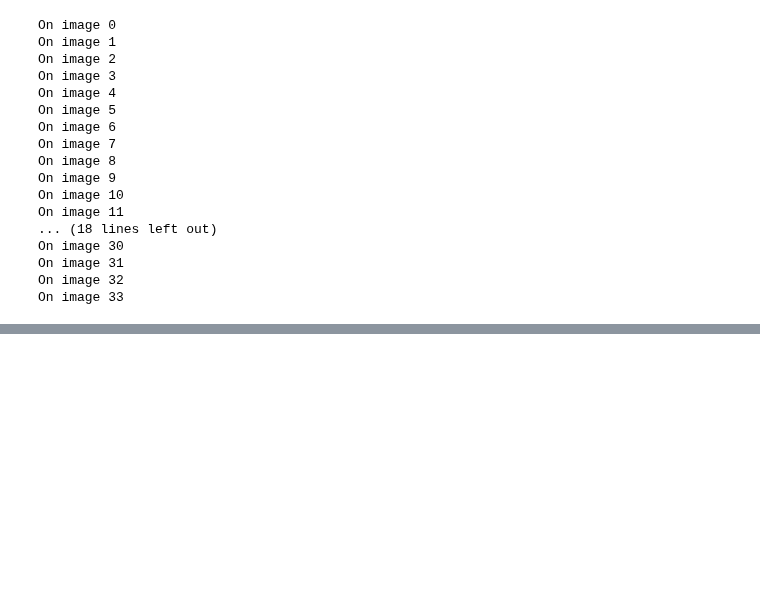
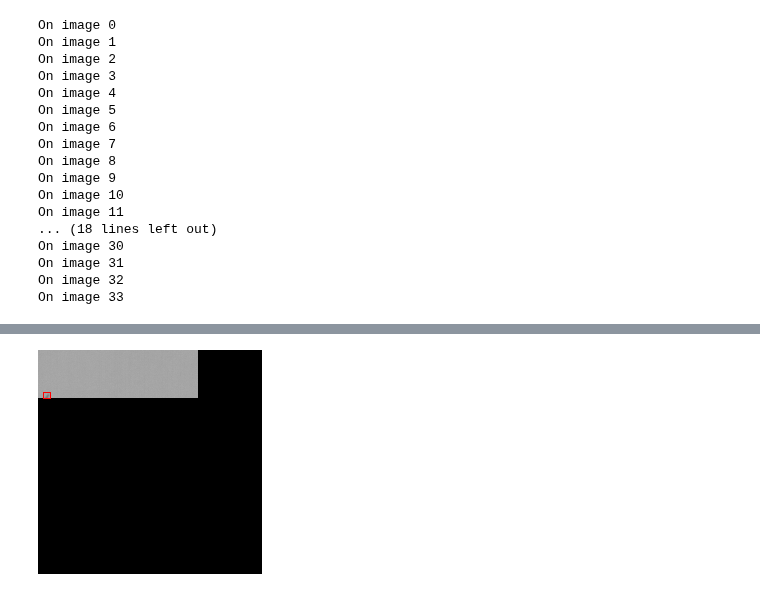
Before and after one commit to emiliolr/counting-cranes, a Jupyter notebook: miscellaneous/tests.ipynb, the cells around one changed output, grey strips where cells are left out. Drawn from its saved outputs; the diff is of its cells as text; code cells hidden in the pictures; blank space fills up the shorter version.

```diff
--- a/miscellaneous/tests.ipynb
+++ b/miscellaneous/tests.ipynb
@@ -117,0 +123,8 @@ On image 33
+# %%
+#Taken from way above...
+img_fp = os.path.join(DATA_FP, 'images/FLIR2_20210321_201851_358_2510.TIF')
+annot_fp = os.path.join(DATA_FP, 'annotations/FLIR2_20210321_201851_358_2510.xml')
+
+image = Image.open(img_fp).convert('RGB')
+bboxes = get_bboxes(annot_fp)
+labels = np.ones((len(bboxes), ))
@@ -117,0 +153,19 @@ On image 33
+# %%
+#A function to pad image to accomodate tile size
+def pad_parent_for_tiles(parent_image, tile_size = (224, 224)):
+
+    """
+    Pads a parent image so that it's large enough to accomodate an integer number of tiles.
+    Inputs:
+      - parent_image: the parent image to pad
+      - tile_size: the size of the tile, in format (width, height)
+    Outputs:
+      - A padded PIL image
+    """
+
+    tile_width, tile_height = tile_size
+    image_width, image_height = image.size
+    right_padding = tile_width - (image_width % tile_width)
+    bottom_padding = tile_height - (image_height % tile_height)
+
+    return pad_image(image, (right_padding, 0, 0, bottom_padding))
@@ -117,0 +211,16 @@ On image 33
+# %%
+#Trying out tiling function
+tiles, targets = tiling_w_o_overlap(image, bboxes, labels)
+# %%
+#Inspecting images
+index = 23
+img = np.moveaxis(tiles[index].numpy(), 0, -1) * 255
+bb = targets[index]['boxes']
+
+pil_img = Image.fromarray(img.astype(np.uint8))
+draw = ImageDraw.Draw(pil_img)
+for b in bb:
+    draw.rectangle(b, outline = 'red', width = 1)
+pil_img
+# %% [output]
+[figure, added]
```
Also changed, not shown: parts of 4 cells of this notebook, 4 other files.
